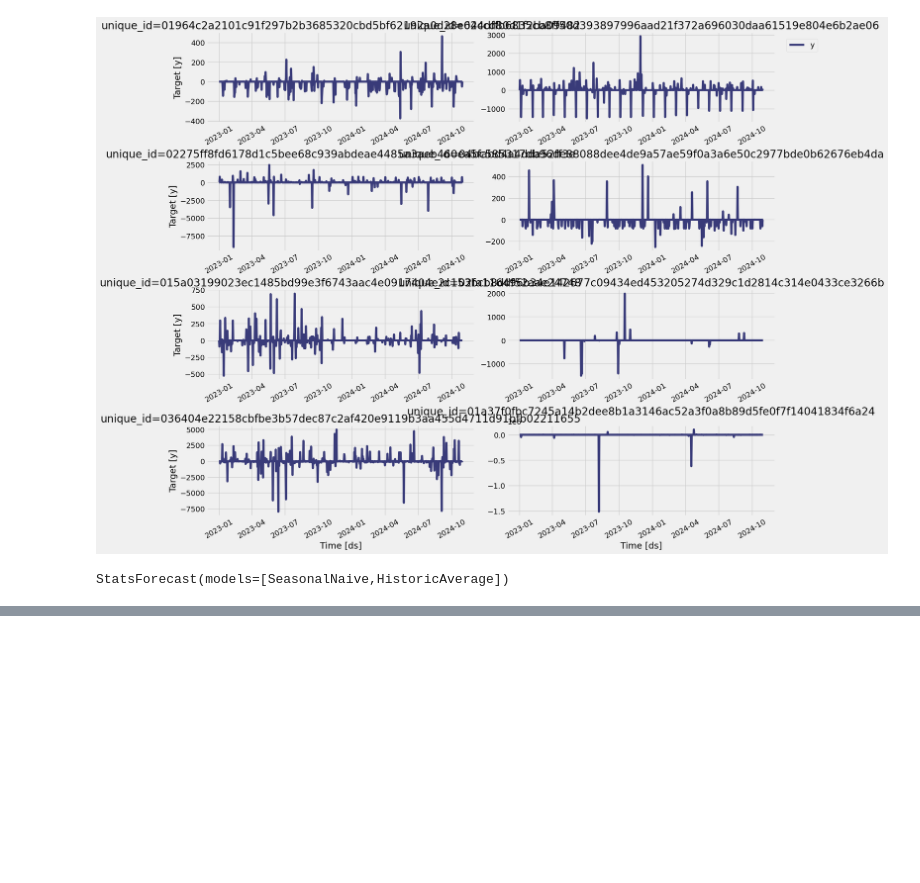
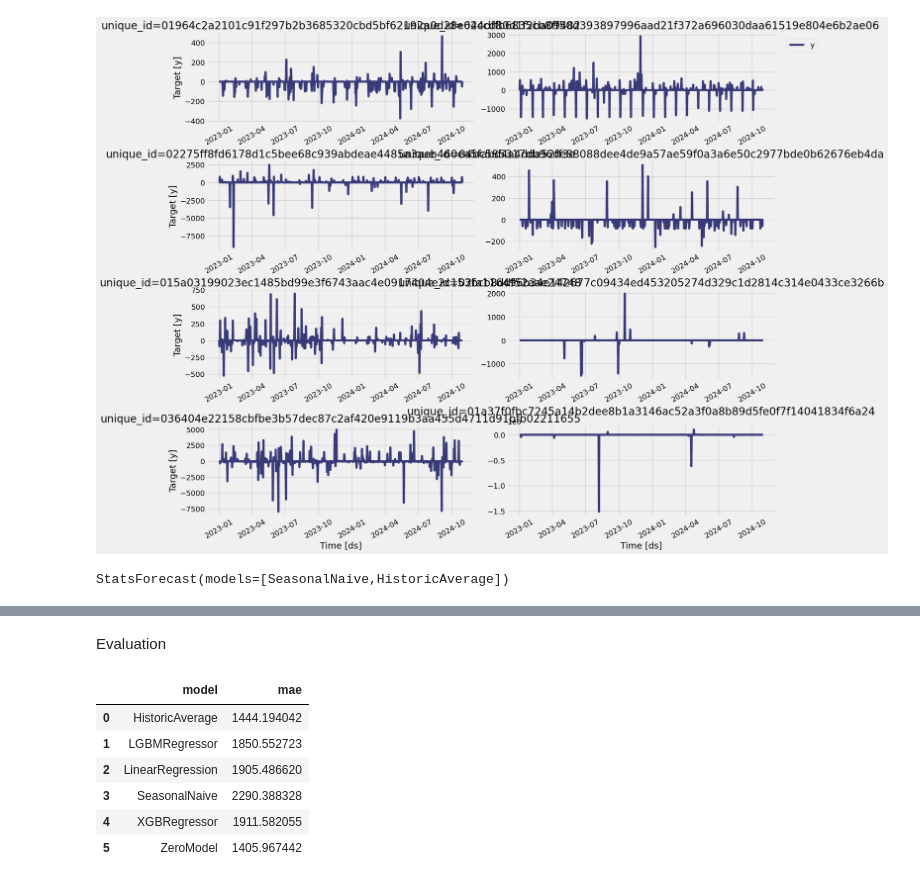
Before and after one commit to martinkivisikk/ml-project, a Jupyter notebook: notebooks/prototyping.ipynb, the cells around one changed output, grey strips where cells are left out. Cells and saved outputs as stored; diff of their text form; code cells hidden in the pictures; blank space fills up the shorter version.

Commit message:
Added evaluation

```diff
--- a/notebooks/prototyping.ipynb
+++ b/notebooks/prototyping.ipynb
@@ -355,0 +341,33 @@ sf.plot(test_df, forecasts_df[['unique_id','ds','SeasonalNaive']])
+# %% [markdown]
+Evaluation
+# %%
+all_preds = forecasts_df.merge(
+    preds,
+    on=["unique_id", "ds"],
+    how="inner"
+)
+
+merged_df = test_df.merge(all_preds, on=["unique_id", "ds"], how="inner")
+merged_df['ZeroModel'] = 0
+
+mae_by_model = (
+    merged_df
+    .melt(
+        id_vars=["unique_id", "ds", "y"],
+        value_vars=["SeasonalNaive", "HistoricAverage", "LGBMRegressor", "LinearRegression", "XGBRegressor", "ZeroModel"],
+        var_name="model",
+        value_name="y_hat"
+    )
+    .assign(abs_error=lambda x: (x["y"] - x["y_hat"]).abs())
+    .groupby("model", as_index=False)
+    .agg(mae=("abs_error", "mean"))
+)
+mae_by_model
+# %% [output]
+|  | model | mae |
+| 0 | HistoricAverage | 1444.194042 |
+| 1 | LGBMRegressor | 1850.552723 |
+| 2 | LinearRegression | 1905.486620 |
+| 3 | SeasonalNaive | 2290.388328 |
+| 4 | XGBRegressor | 1911.582055 |
+| 5 | ZeroModel | 1405.967442 |
```
Also changed, not shown: parts of 8 cells of this notebook.
